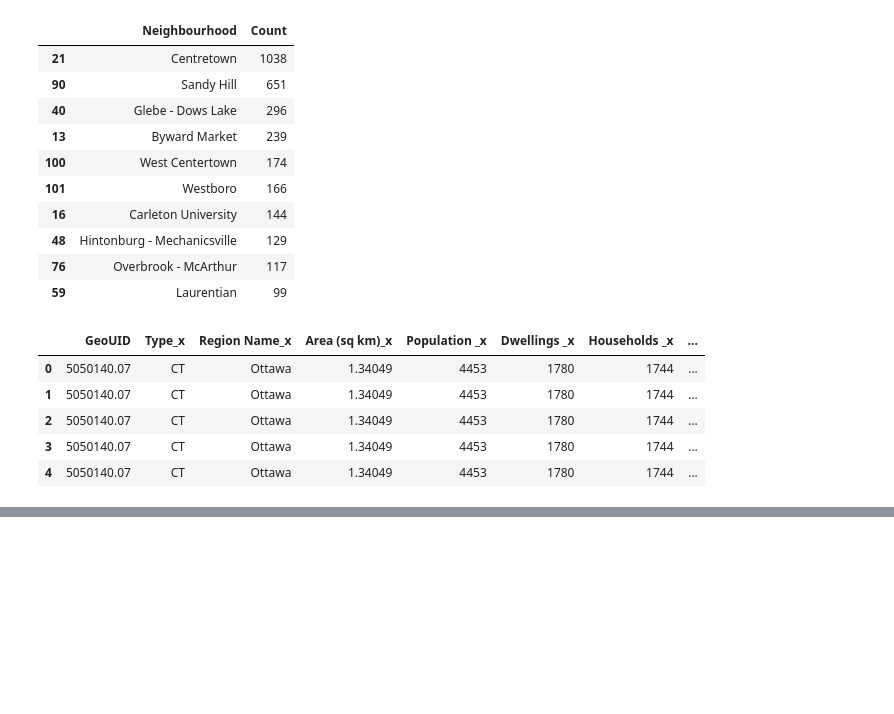
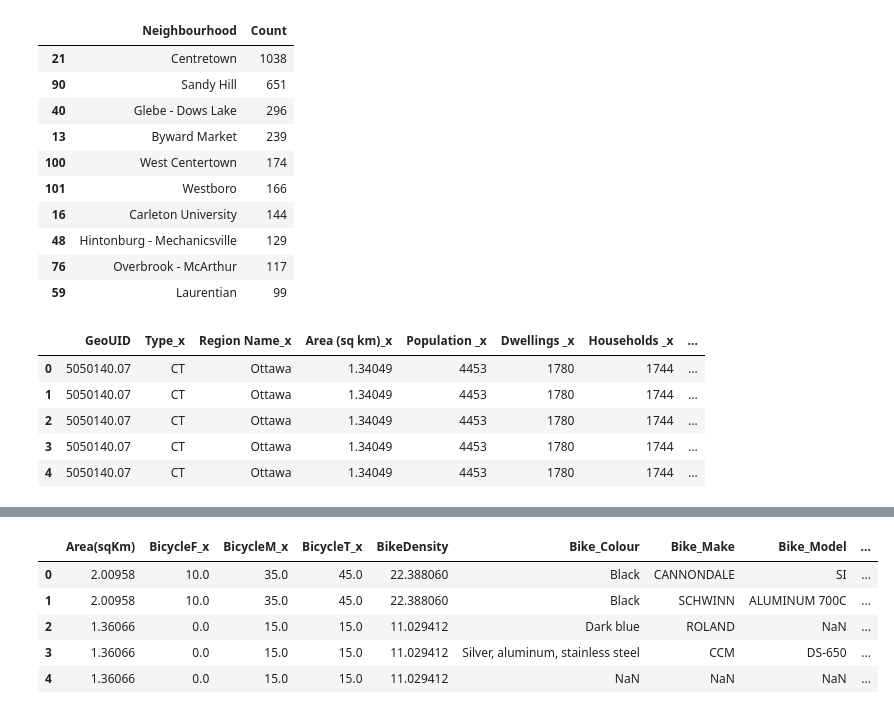
Before and after one commit to TEAM-IMT/bikes-theft-model, a Jupyter notebook: Codigos/Bicycle Thefts_Ottawa.ipynb, the cells around one changed output, grey strips where cells are left out. Cells and saved outputs as stored; diff of their text form; code cells hidden in the pictures; blank space fills up the shorter version.

```diff
--- a/Codigos/Bicycle Thefts_Ottawa.ipynb
+++ b/Codigos/Bicycle Thefts_Ottawa.ipynb
@@ -392,0 +521,9 @@ df_bikes_density.rename(columns={'Ones' : '#Thefts', 'BicycleT' : 'BicycleDensit
+# %%
+CityJoint_2019.head()
+# %% [output]
+|  | Area(sqKm) | BicycleF_x | BicycleM_x | BicycleT_x | BikeDensity | Bike_Colour | Bike_Make | Bike_Model | ... |
+| 0 | 2.00958 | 10.0 | 35.0 | 45.0 | 22.388060 | Black | CANNONDALE | SI | ... |
+| 1 | 2.00958 | 10.0 | 35.0 | 45.0 | 22.388060 | Black | SCHWINN | ALUMINUM 700C | ... |
+| 2 | 1.36066 | 0.0 | 15.0 | 15.0 | 11.029412 | Dark blue | ROLAND | NaN | ... |
+| 3 | 1.36066 | 0.0 | 15.0 | 15.0 | 11.029412 | Silver, aluminum, stainless steel | CCM | DS-650 | ... |
+| 4 | 1.36066 | 0.0 | 15.0 | 15.0 | 11.029412 | NaN | NaN | NaN | ... |
```
Also changed, not shown: parts of 14 cells of this notebook, 15 other files.
